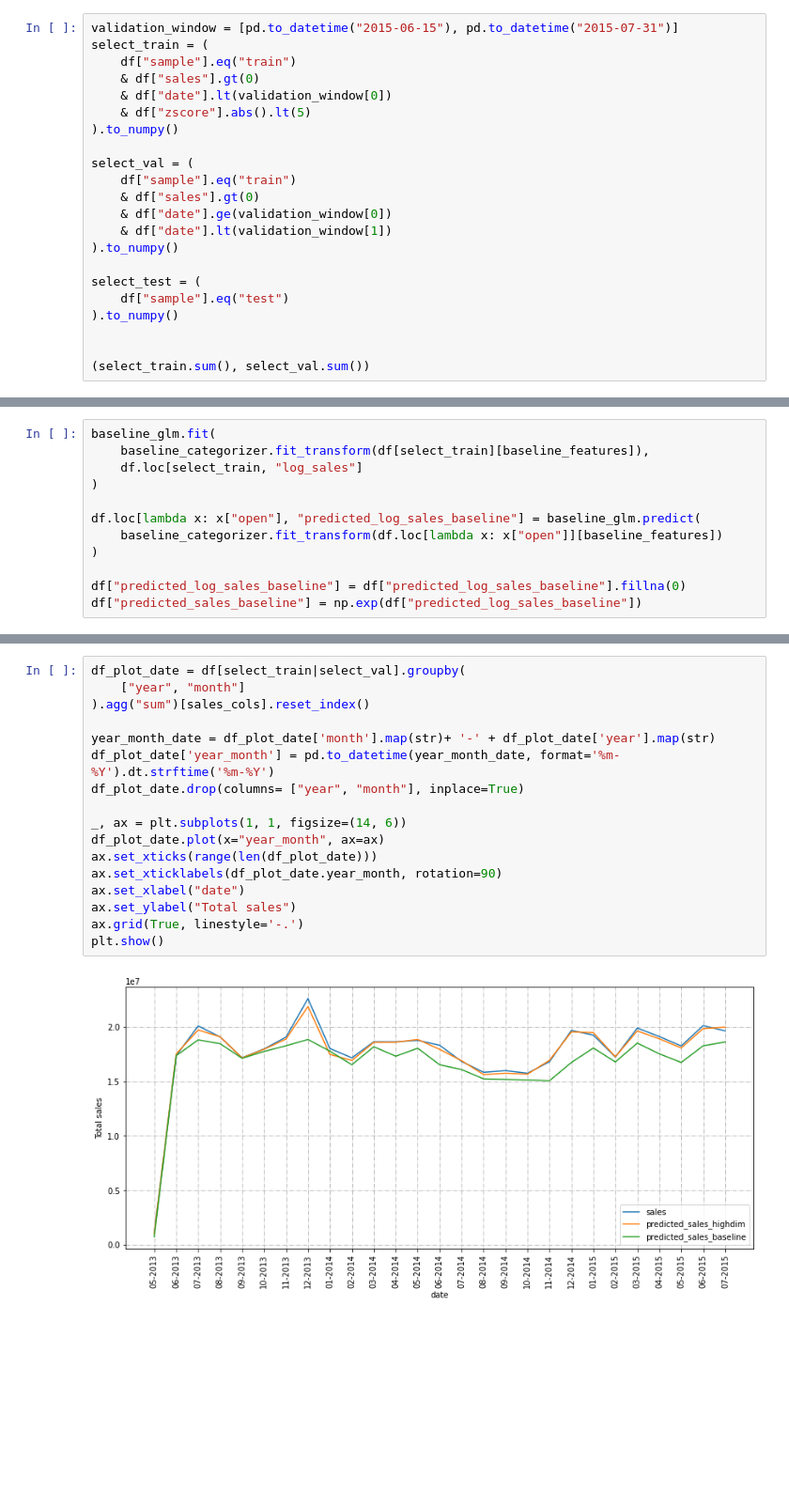
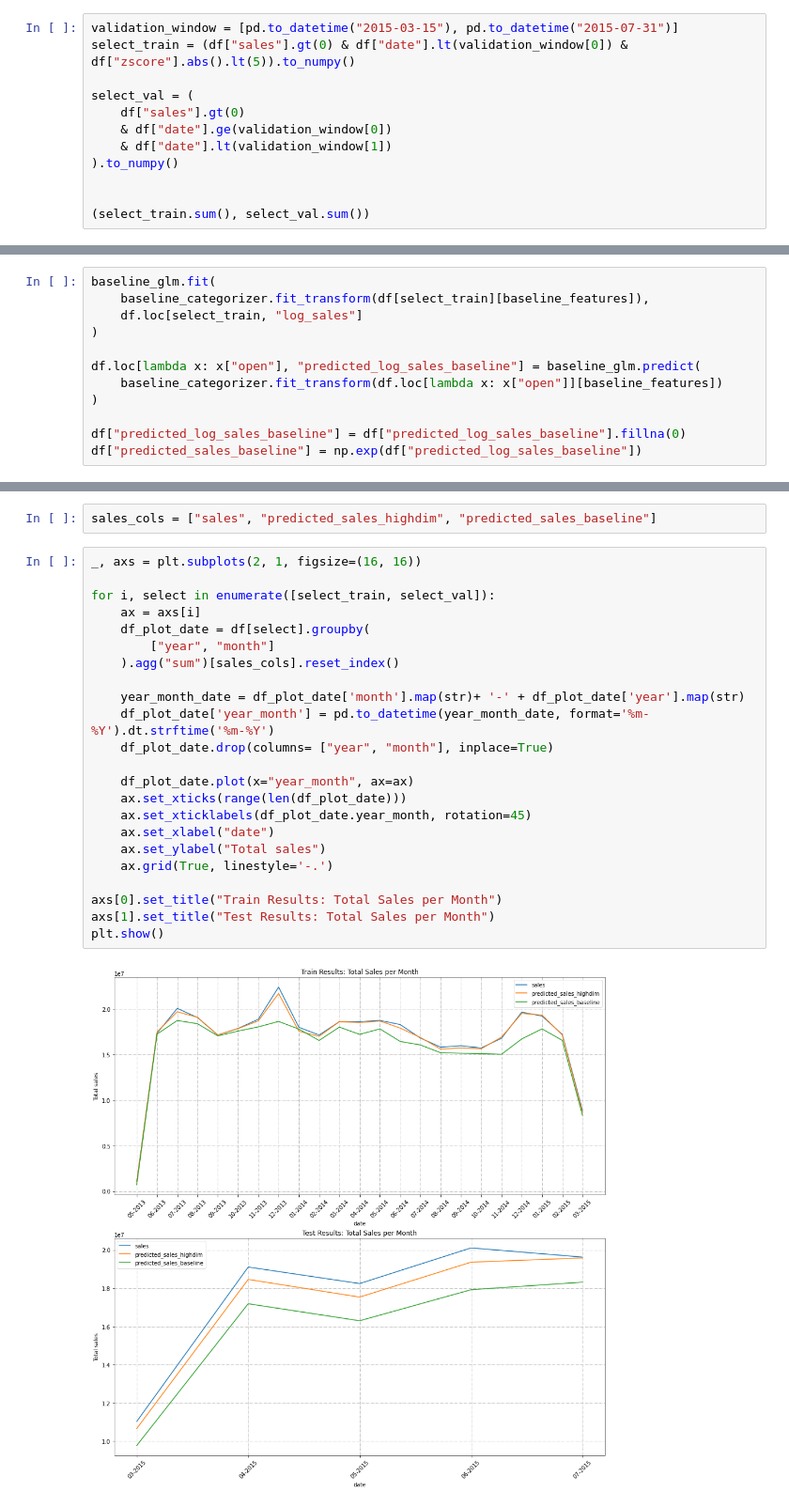
Before and after one commit to Quantco/glum, a Jupyter notebook: docs/tutorials/rossman/simple_glm.ipynb, the cells around one changed output, grey strips where cells are left out. Shown at 94% size. Drawn from its saved outputs; the diff is of its cells as text; blank space fills up the shorter version.

```diff
--- a/docs/tutorials/rossman/simple_glm.ipynb
+++ b/docs/tutorials/rossman/simple_glm.ipynb
@@ -71,23 +101,13 @@ df.head()
 # %%
-validation_window = [pd.to_datetime("2015-06-15"), pd.to_datetime("2015-07-31")]
-select_train = (
-    df["sample"].eq("train")
-    & df["sales"].gt(0)
-    & df["date"].lt(validation_window[0])
-    & df["zscore"].abs().lt(5)
-).to_numpy()
+validation_window = [pd.to_datetime("2015-03-15"), pd.to_datetime("2015-07-31")]
+select_train = (df["sales"].gt(0) & df["date"].lt(validation_window[0]) & df["zscore"].abs().lt(5)).to_numpy()
 
 select_val = (
-    df["sample"].eq("train")
-    & df["sales"].gt(0)
+    df["sales"].gt(0)
     & df["date"].ge(validation_window[0])
     & df["date"].lt(validation_window[1])
 ).to_numpy()
 
-select_test = (
-    df["sample"].eq("test")
-).to_numpy()
-
 
 (select_train.sum(), select_val.sum())
 # %% [output]
@@ -197,19 +220,27 @@ root_mean_squared_percentage_error(
+# %%
+sales_cols = ["sales", "predicted_sales_highdim", "predicted_sales_baseline"]
 # %%
-df_plot_date = df[select_train|select_val].groupby(
-    ["year", "month"]
-).agg("sum")[sales_cols].reset_index()
+_, axs = plt.subplots(2, 1, figsize=(16, 16))
 
-year_month_date = df_plot_date['month'].map(str)+ '-' + df_plot_date['year'].map(str)
-df_plot_date['year_month'] = pd.to_datetime(year_month_date, format='%m-%Y').dt.strftime('%m-%Y')
-df_plot_date.drop(columns= ["year", "month"], inplace=True)
+for i, select in enumerate([select_train, select_val]):
+    ax = axs[i]
+    df_plot_date = df[select].groupby(
+        ["year", "month"]
+    ).agg("sum")[sales_cols].reset_index()
 
-_, ax = plt.subplots(1, 1, figsize=(14, 6))
-df_plot_date.plot(x="year_month", ax=ax)
-ax.set_xticks(range(len(df_plot_date)))
-ax.set_xticklabels(df_plot_date.year_month, rotation=90)
-ax.set_xlabel("date")
-ax.set_ylabel("Total sales")
-ax.grid(True, linestyle='-.')
+    year_month_date = df_plot_date['month'].map(str)+ '-' + df_plot_date['year'].map(str)
+    df_plot_date['year_month'] = pd.to_datetime(year_month_date, format='%m-%Y').dt.strftime('%m-%Y')
+    df_plot_date.drop(columns= ["year", "month"], inplace=True)
+
+    df_plot_date.plot(x="year_month", ax=ax)
+    ax.set_xticks(range(len(df_plot_date)))
+    ax.set_xticklabels(df_plot_date.year_month, rotation=45)
+    ax.set_xlabel("date")
+    ax.set_ylabel("Total sales")
+    ax.grid(True, linestyle='-.')
+
+axs[0].set_title("Train Results: Total Sales per Month")
+axs[1].set_title("Test Results: Total Sales per Month")
 plt.show()
 # %% [output]
-[figure, old version]
+[figure, new version]
```
Also changed, not shown: parts of 25 cells of this notebook, 2 other files.
